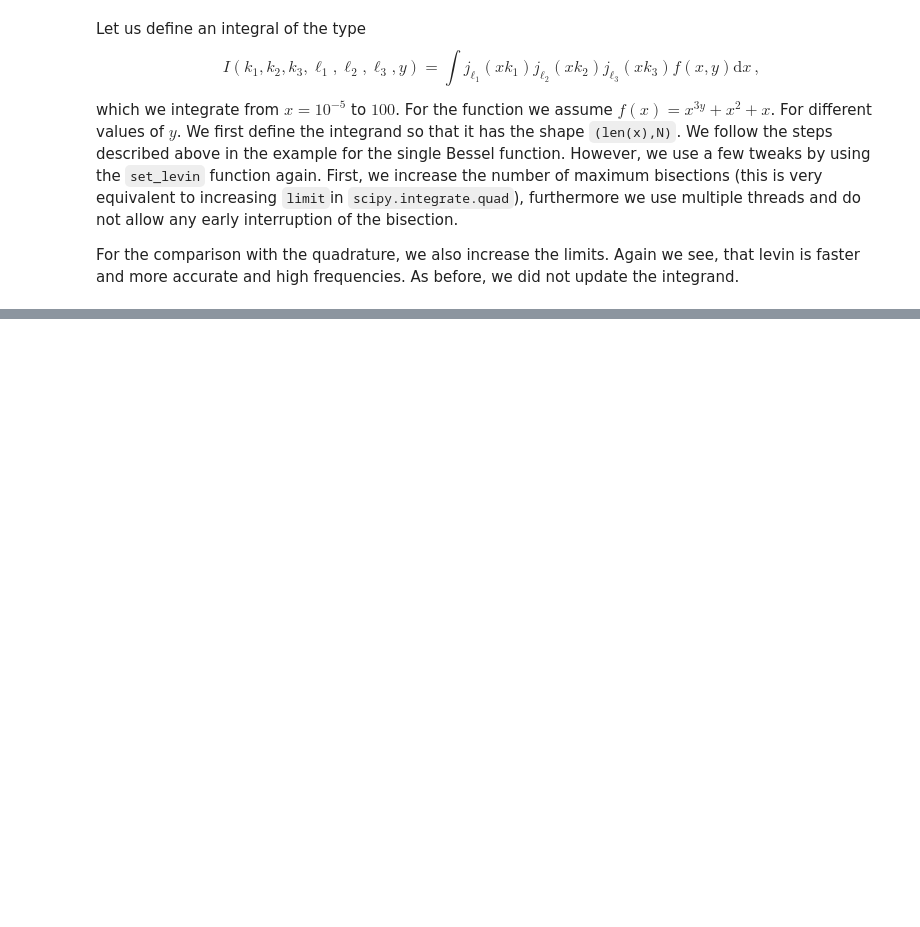
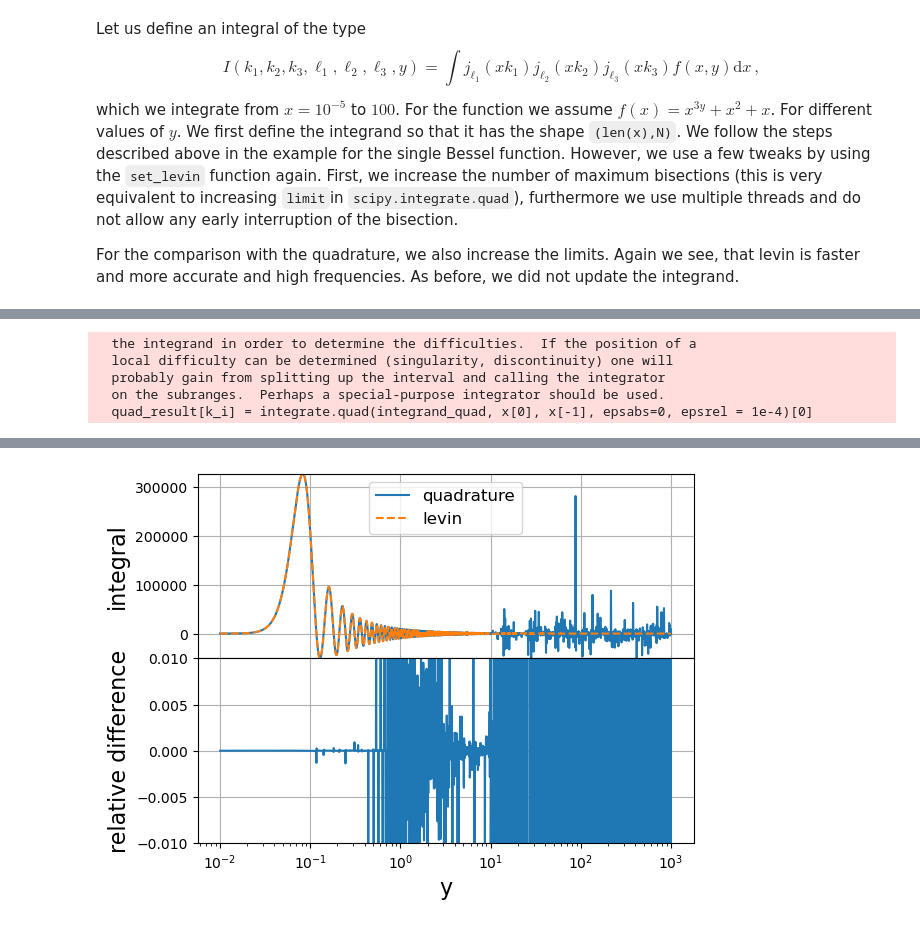
Before and after one commit to rreischke/levin_bessel, a Jupyter notebook: tutorial/levin_tutorial.ipynb, the cells around one changed output, grey strips where cells are left out. Cells and saved outputs as stored; diff of their text form; code cells hidden in the pictures; blank space fills up the shorter version.

```diff
--- a/tutorial/levin_tutorial.ipynb
+++ b/tutorial/levin_tutorial.ipynb
@@ -326,0 +334,6 @@ Quadrature took 84.83186483383179 s
+# %%
+x_length = 100
+N = 2000
+x = np.geomspace(1e-5,100,x_length) #define support
+y = np.geomspace(1e-2,1e3, N)
+f_of_x = x[:,None]**3*y[None,:] + (x**2 +x)[:, None] #define integrands f(x)
@@ -326,0 +364,8 @@ Quadrature took 84.83186483383179 s
+# %%
+M = N #number of arguments at which the integrals are evaluated
+k = np.copy(y)
+ell = (5*np.ones_like(k)).astype(int) #order of the Bessel function, needs to be an integer
+t0 = time.time()
+result_levin = np.zeros(N) #allocate the result
+lp_single.levin_integrate_bessel_single(x[0]*np.ones_like(k), x[-1]*np.ones_like(k), k, ell, result_levin)
+print("Levin took", time.time() -t0, "s")
@@ -326,0 +374,34 @@ Quadrature took 84.83186483383179 s
+# %%
+from scipy.special import spherical_jn, jv
+from scipy import integrate
+
+
+quad_result = np.zeros_like(result_levin)
+
+t0 = time.time()
+for k_i, k_val in enumerate(y):
+    integrand_quad = lambda xquad: ((xquad**3*y[k_i] + xquad**2 + xquad)*spherical_jn(ell[0],k_val*xquad))
+    quad_result[k_i] = integrate.quad(integrand_quad, x[0], x[-1], epsabs=0, epsrel = 1e-4)[0]
+print("Quadrature took", time.time() -t0, "s")
+
+fig, ax = plt.subplots(2)
+ax[0].semilogx(y,quad_result[:], label = r"quadrature")
+ax[0].semilogx(y,result_levin[:], ls = "--", label = r"levin")
+ax[0].set_ylabel(r"integral", fontsize = 16)
+ax[0].grid(axis = "both")
+ax[0].legend(fontsize = 12)
+ax[0].set_ylim(np.min(result_levin),np.max(result_levin))
+
+
+ax[1].semilogx(y, (quad_result - result_levin)/result_levin)
+ax[1].set_xlabel("y", fontsize = 16)
+ax[1].set_ylabel("relative difference", fontsize = 16)
+ax[1].set_ylim(-.01,.01)
+ax[1].grid()
+plt.subplots_adjust(wspace=0, hspace=0)
+# %% [output]
+  the integrand in order to determine the difficulties.  If the position of a
+  local difficulty can be determined (singularity, discontinuity) one will
+  probably gain from splitting up the interval and calling the integrator
+  on the subranges.  Perhaps a special-purpose integrator should be used.
+  quad_result[k_i] = integrate.quad(integrand_quad, x[0], x[-1], epsabs=0, epsrel = 1e-4)[0]
@@ -326,0 +409 @@ Quadrature took 84.83186483383179 s
+[figure, added]
```
Also changed, not shown: parts of 12 cells of this notebook, 9 other files.
